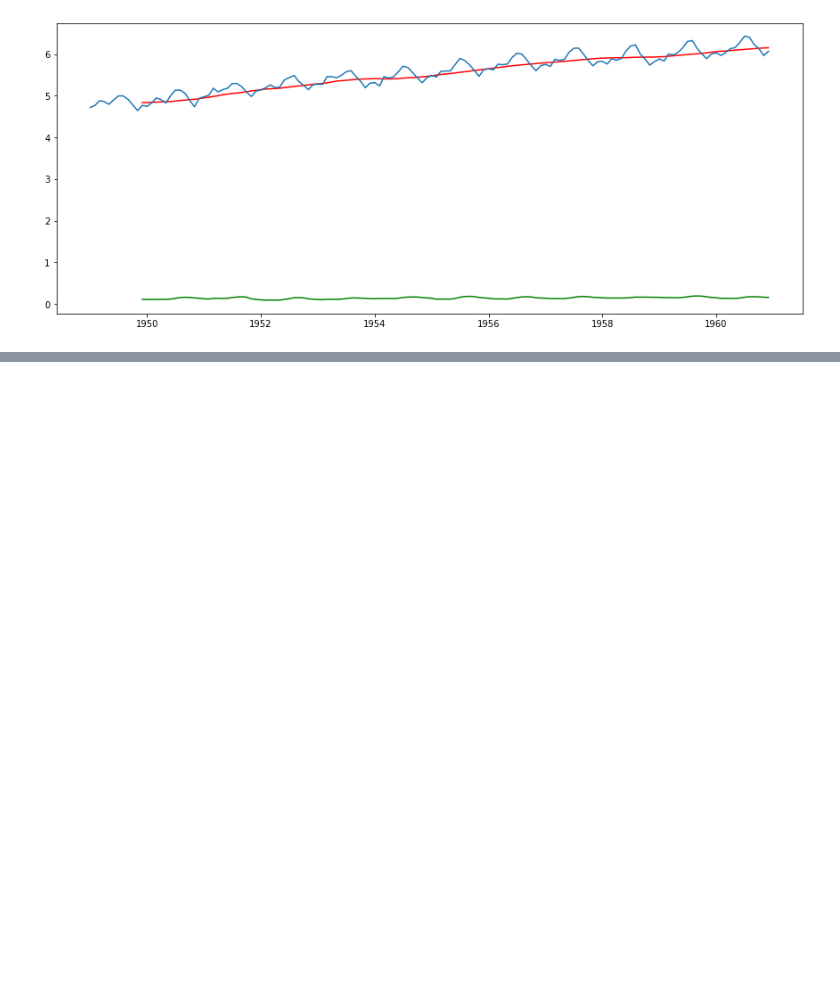
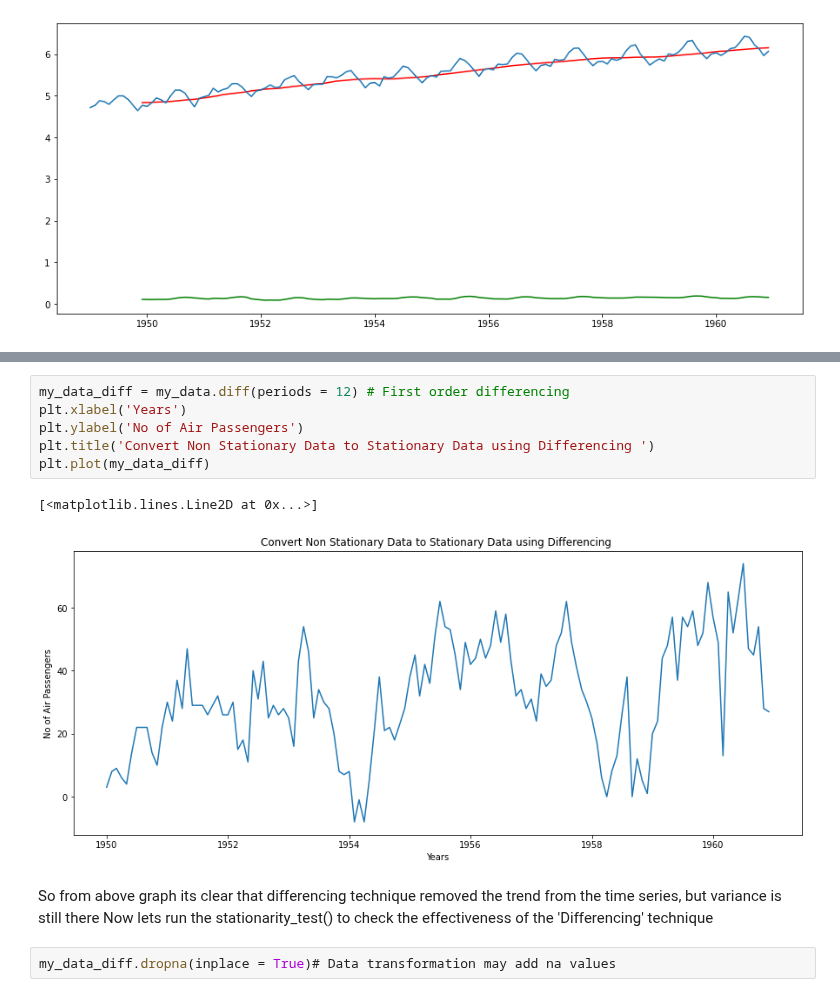
Before and after one commit to pranav-kaushal/Time-Series-Forecasting, a Jupyter notebook: Time_Series_Forecasting_lesson_1.ipynb, the cells around one changed output, grey strips where cells are left out. Drawn from its saved outputs; the diff is of its cells as text; blank space fills up the shorter version.

```diff
--- a/Time_Series_Forecasting_lesson_1.ipynb
+++ b/Time_Series_Forecasting_lesson_1.ipynb
@@ -147,0 +209,13 @@ plt.plot(my_data_logscale)
+# %%
+my_data_diff = my_data.diff(periods = 12) # First order differencing
+plt.xlabel('Years')
+plt.ylabel('No of Air Passengers')
+plt.title('Convert Non Stationary Data to Stationary Data using Differencing ')
+plt.plot(my_data_diff)
+# %% [output]
+[<matplotlib.lines.Line2D at 0x...>]
+[figure, added]
+# %% [markdown]
+So from above graph its clear that differencing technique removed the trend from the time series, but variance is still there Now lets run the stationarity_test() to check the effectiveness of the 'Differencing' technique
+# %%
+my_data_diff.dropna(inplace = True)# Data transformation may add na values
```
Also changed, not shown: parts of 8 cells of this notebook.
